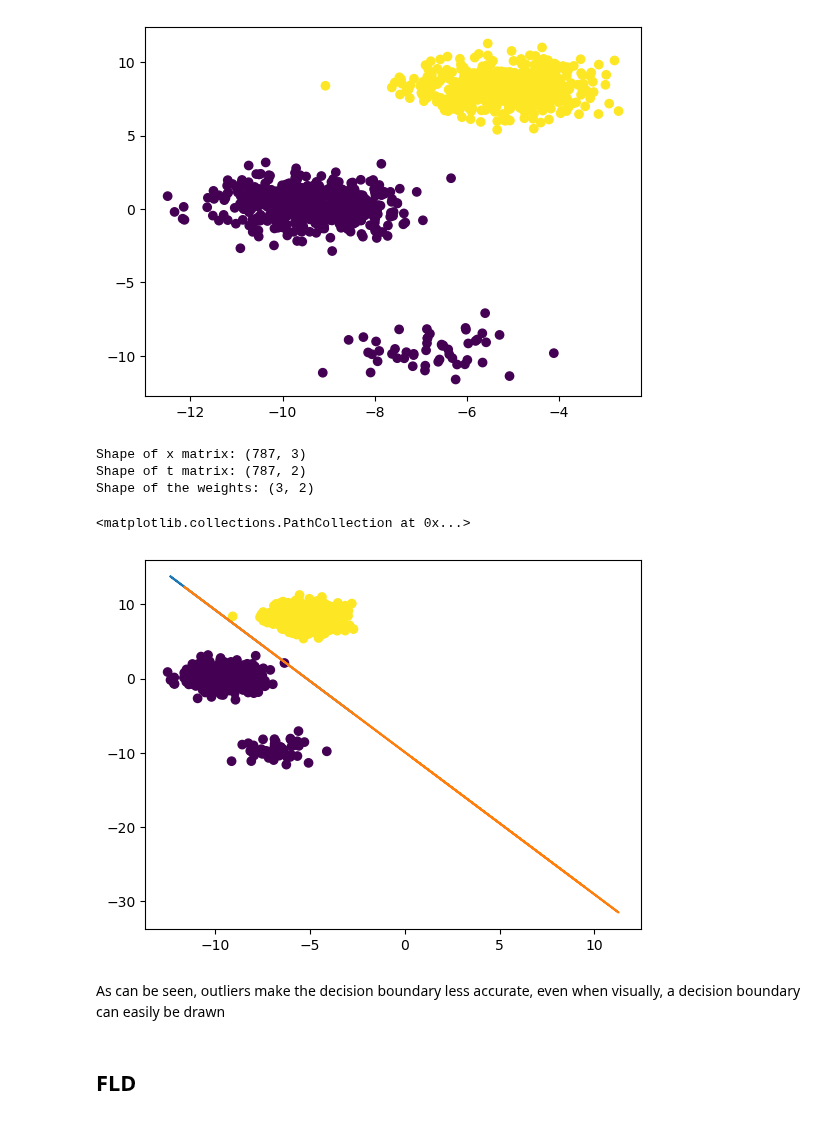
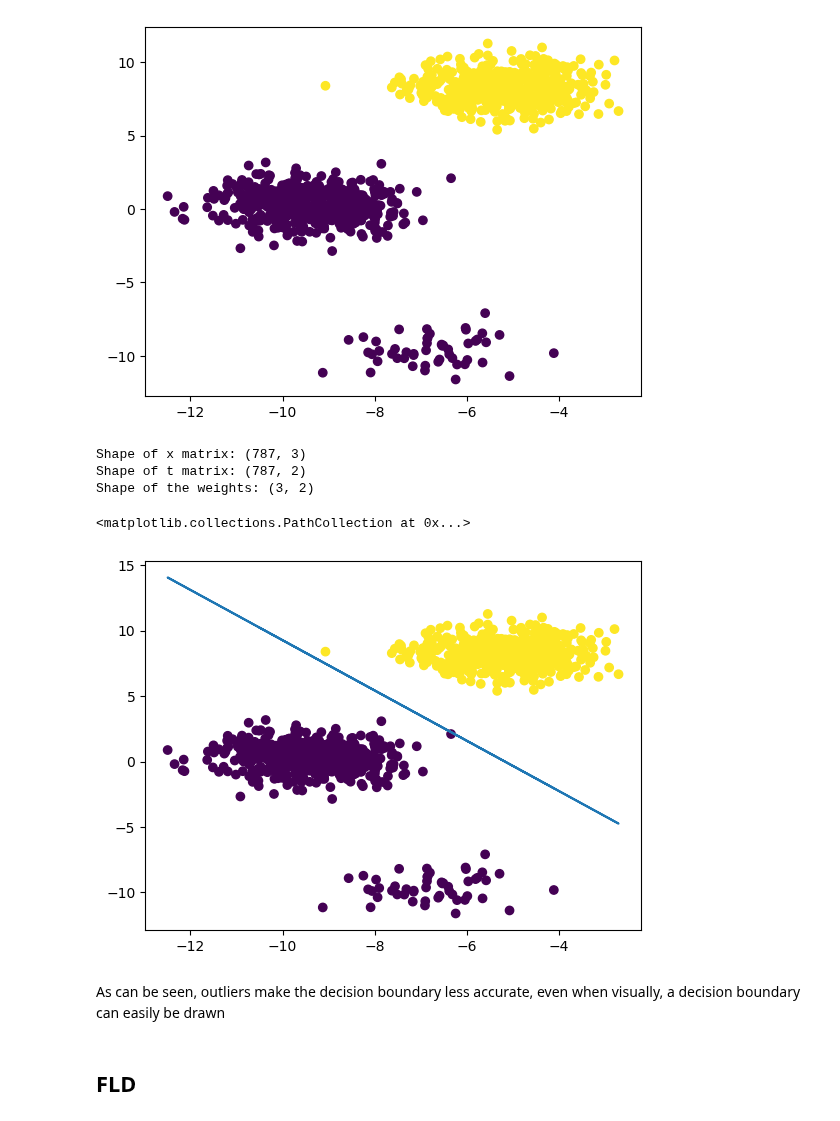
Before and after one commit to graterollin/PRML, a Jupyter notebook: hw4/HW4.ipynb, the cells around one changed output. Drawn from its saved outputs; the diff is of its cells as text; code cells hidden in the pictures.

```diff
--- a/hw4/HW4.ipynb
+++ b/hw4/HW4.ipynb
@@ -172,28 +154,0 @@ X_train_extra, X_test_extra, y_train_extra, y_test_extra = train_test_split(X_ne
-# %%
-# Retrain the weights
-# Using the new training set
-X_mat_new = create_x_matrix(X_train_extra)
-print("Shape of x matrix:", X_mat_new.shape)
-
-T_new = create_t_matrix(y_train_extra)
-print("Shape of t matrix:", T_new.shape)
-
-weights_new = np.matmul(np.linalg.inv(np.matmul(np.transpose(X_mat_new), X_mat_new)), np.matmul(np.transpose(X_mat_new), T_new))
-print("Shape of the weights:", weights_new.shape)
-
-slope_new = -(weights_new[1][0] - weights_new[1][1])/(weights_new[2][0] - weights_new[2][1])
-intercept_new = -(weights_new[0][0] - weights_new[0][1])/(weights_new[2][0] - weights_new[2][1])
-
-hyperplane_new = slope_new*X_train_extra + intercept_new
-
-plt.plot(X_train_extra, hyperplane_new)
-#print(y)
-plt.scatter(X_new[:,0], X_new[:,1], c=y_new)
-# %% [output]
-Shape of x matrix: (787, 3)
-Shape of t matrix: (787, 2)
-Shape of the weights: (3, 2)
-<matplotlib.collections.PathCollection at 0x...>
-[figure, removed]
-# %% [markdown]
-As can be seen, outliers make the decision boundary less accurate, even when visually, a decision boundary can easily be drawn
@@ -200,3 +172,31 @@ As can be seen, outliers make the decision boundary less accurate, even when vis
+# %%
+# Retrain the weights
+# Using the new training set
+X_mat_new = create_x_matrix(X_train_extra)
+print("Shape of x matrix:", X_mat_new.shape)
+
+T_new = create_t_matrix(y_train_extra)
+print("Shape of t matrix:", T_new.shape)
+
+weights_new = np.matmul(np.linalg.inv(np.matmul(np.transpose(X_mat_new), X_mat_new)), np.matmul(np.transpose(X_mat_new), T_new))
+print("Shape of the weights:", weights_new.shape)
+
+slope_new = -(weights_new[1][0] - weights_new[1][1])/(weights_new[2][0] - weights_new[2][1])
+intercept_new = -(weights_new[0][0] - weights_new[0][1])/(weights_new[2][0] - weights_new[2][1])
+
+hyperplane_new = slope_new*X_new[:,0] + intercept_new
+
+plt.plot(X_new[:,0], hyperplane_new)
+#print(y)
+plt.scatter(X_new[:,0], X_new[:,1], c=y_new)
+# %% [output]
+Shape of x matrix: (787, 3)
+Shape of t matrix: (787, 2)
+Shape of the weights: (3, 2)
+<matplotlib.collections.PathCollection at 0x...>
+[figure, added]
+# %% [markdown]
+As can be seen, outliers make the decision boundary less accurate, even when visually, a decision boundary can easily be drawn
 # %% [markdown]
 ## FLD
 # %%
```
Also changed, not shown: parts of 27 cells of this notebook.
